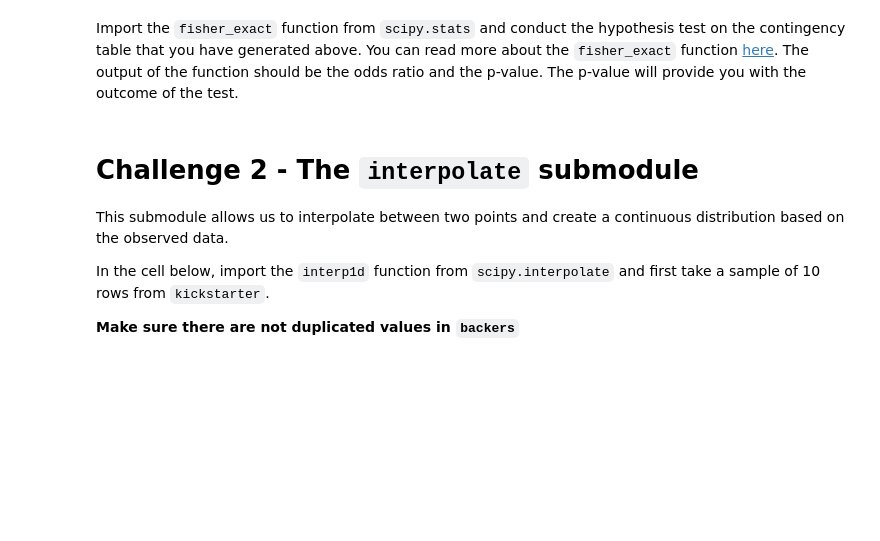
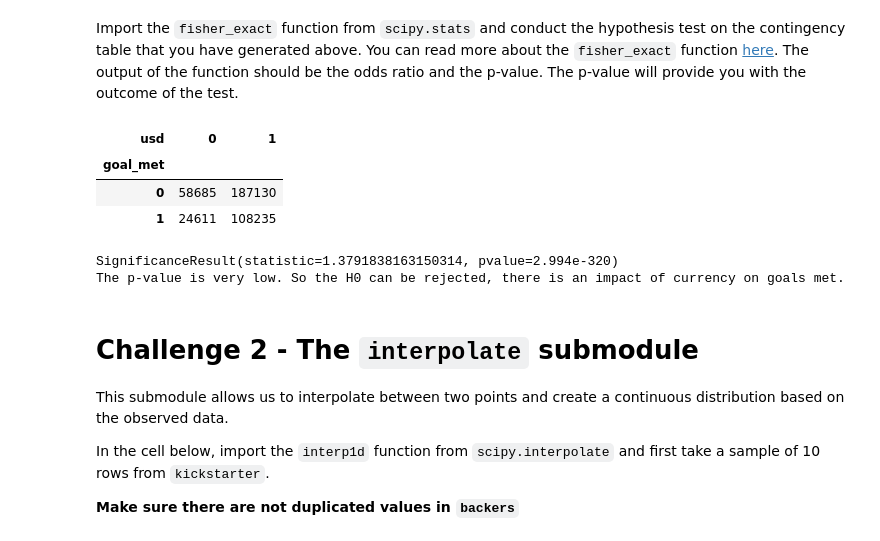
Before and after one commit to ta-data-lis/lab-intro-to-scipy, a Jupyter notebook: your-code/main.ipynb, the cells around one changed output. Cells and saved outputs as stored; diff of their text form; code cells hidden in the pictures; blank space fills up the shorter version.

Commit message:
lab-intro-to-scipy finished

```diff
--- a/your-code/main.ipynb
+++ b/your-code/main.ipynb
@@ -40,13 +77,36 @@ Let's perform Fisher's exact test on our KickStarter data. We intend to test the
+# %%
+# Your code here:
+# H0: there is no impact from currency on meeting the pledge
+# H1: there is an impact.
+
+data["goal_met"] = np.where(data["usd_pledged_real"]>data["usd_goal_real"],1,0)
 # %% [markdown]
 Next, create a column that checks whether the currency of the project is in US Dollars. Create a column called `usd` using the `np.where` function where if the currency is US Dollars, assign a value of 1 to the row and 0 otherwise.
 # %%
 # Your code here:
+data["usd"] = np.where(data["currency"]=="USD",1,0)
 # %% [markdown]
 Now create a contingency table using the `pd.crosstab` function in the cell below to compare the `goal_met` and `usd` columns.
 # %% [markdown]
 Import the `fisher_exact` function from `scipy.stats` and conduct the hypothesis test on the contingency table that you have generated above. You can read more about the `fisher_exact` function [here](https://docs.scipy.org/doc/scipy/reference/generated/scipy.stats.fisher_exact.html#scipy.stats.fisher_exact). The output of the function should be the odds ratio and the p-value. The p-value will provide you with the outcome of the test.
 # %%
 # Your code here:
+usd_vs_goalMet = pd.crosstab(data["goal_met"], data["usd"])
+usd_vs_goalMet
+# %% [output]
+| usd | 0 | 1 |
+| goal_met |  |  |
+| 0 | 58685 | 187130 |
+| 1 | 24611 | 108235 |
+# %%
+from scipy.stats import fisher_exact
+
+fisher_exact = fisher_exact(usd_vs_goalMet)
+print(fisher_exact)
+print("The p-value is very low. So the H0 can be rejected, there is an impact of currency on goals met.")
+# %% [output]
+SignificanceResult(statistic=1.3791838163150314, pvalue=2.994e-320)
+The p-value is very low. So the H0 can be rejected, there is an impact of currency on goals met.
 # %% [markdown]
 # Challenge 2 - The `interpolate` submodule
 
```
Also changed, not shown: parts of 28 cells of this notebook.
